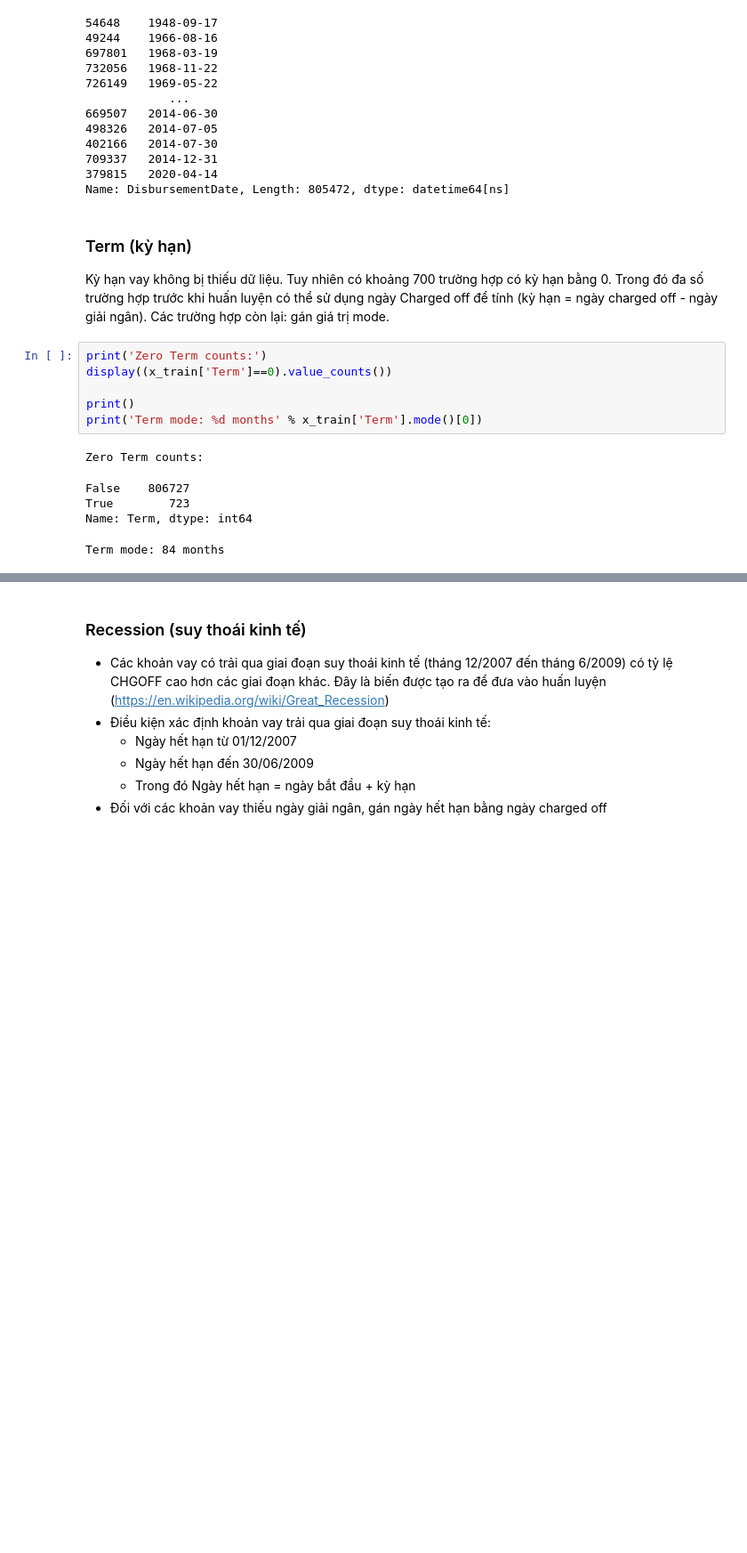
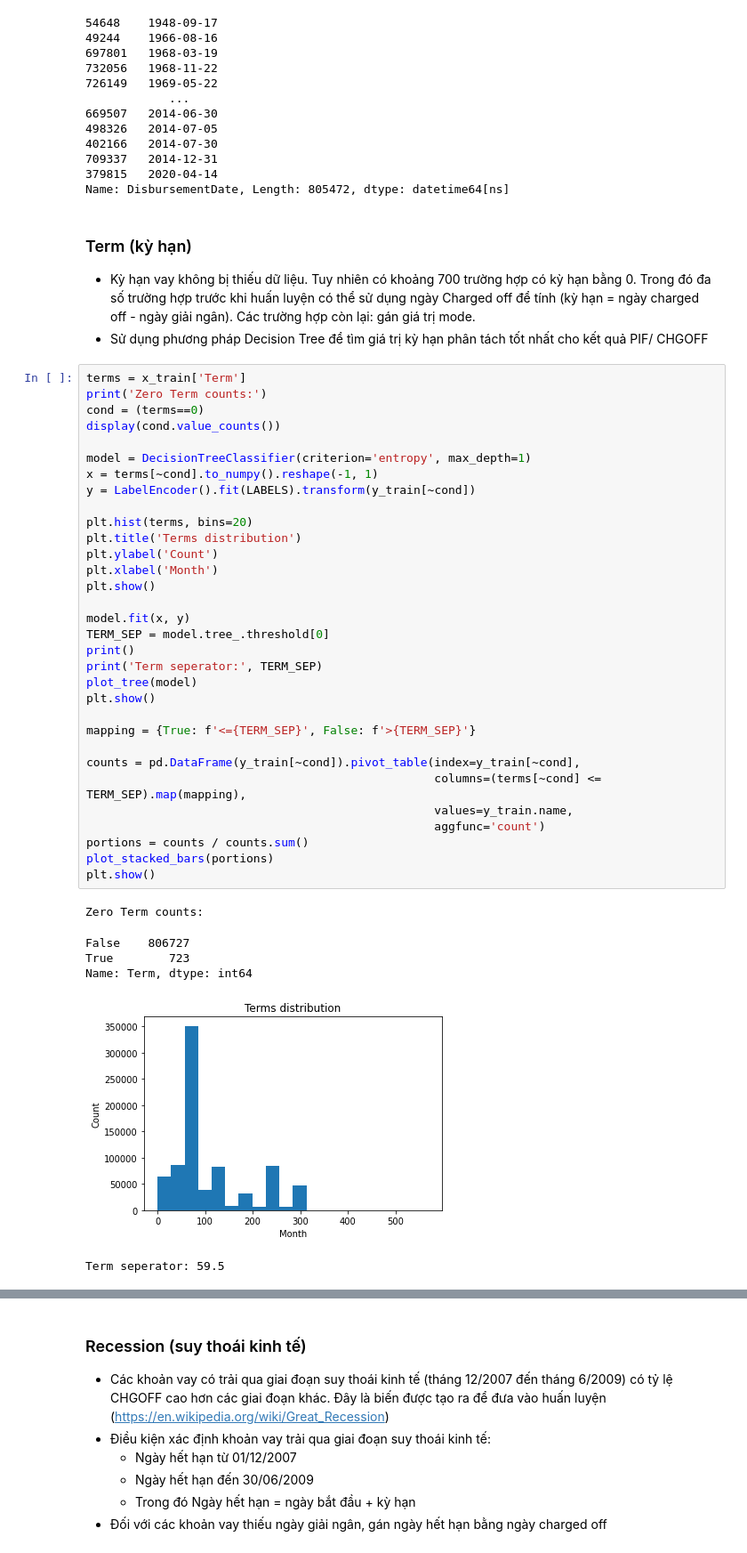
Before and after one commit to sonhn-dev/dsp305x, a Jupyter notebook: notebook.ipynb, the cells around one changed output, grey strips where cells are left out. Shown at 89% size. Drawn from its saved outputs; the diff is of its cells as text; blank space fills up the shorter version.

```diff
--- a/notebook.ipynb
+++ b/notebook.ipynb
@@ -249,16 +250,44 @@ Name: DisbursementDate, Length: 805472, dtype: datetime64[ns]
 # %% [markdown]
 ### Term (kỳ hạn)
 
-Kỳ hạn vay không bị thiếu dữ liệu. Tuy nhiên có khoảng 700 trường hợp có kỳ hạn bằng 0. Trong đó đa số trường hợp trước khi huấn luyện có thể sử dụng ngày Charged off để tính (kỳ hạn = ngày charged off - ngày giải ngân). Các trường hợp còn lại: gán giá trị mode.
+* Kỳ hạn vay không bị thiếu dữ liệu. Tuy nhiên có khoảng 700 trường hợp có kỳ hạn bằng 0. Trong đó đa số trường hợp trước khi huấn luyện có thể sử dụng ngày Charged off để tính (kỳ hạn = ngày charged off - ngày giải ngân). Các trường hợp còn lại: gán giá trị mode.
+* Sử dụng phương pháp Decision Tree để tìm giá trị kỳ hạn phân tách tốt nhất cho kết quả PIF/ CHGOFF
 # %%
+terms = x_train['Term']
 print('Zero Term counts:')
-display((x_train['Term']==0).value_counts())
+cond = (terms==0)
+display(cond.value_counts())
 
+model = DecisionTreeClassifier(criterion='entropy', max_depth=1)
+x = terms[~cond].to_numpy().reshape(-1, 1)
+y = LabelEncoder().fit(LABELS).transform(y_train[~cond])
+
+plt.hist(terms, bins=20)
+plt.title('Terms distribution')
+plt.ylabel('Count')
+plt.xlabel('Month')
+plt.show()
+
+model.fit(x, y)
+TERM_SEP = model.tree_.threshold[0]
 print()
-print('Term mode: %d months' % x_train['Term'].mode()[0])
+print('Term seperator:', TERM_SEP)
+plot_tree(model)
+plt.show()
+
+mapping = {True: f'<={TERM_SEP}', False: f'>{TERM_SEP}'}
+
+counts = pd.DataFrame(y_train[~cond]).pivot_table(index=y_train[~cond],
+                                                  columns=(terms[~cond] <= TERM_SEP).map(mapping),
+                                                  values=y_train.name,
+                                                  aggfunc='count')
+portions = counts / counts.sum()
+plot_stacked_bars(portions)
+plt.show()
 # %% [output]
 Zero Term counts:
 False    806727
 True        723
 Name: Term, dtype: int64
+[figure, added]
-Term mode: 84 months
+Term seperator: 59.5
```
Also changed, not shown: parts of 23 cells of this notebook, 2 other files.
